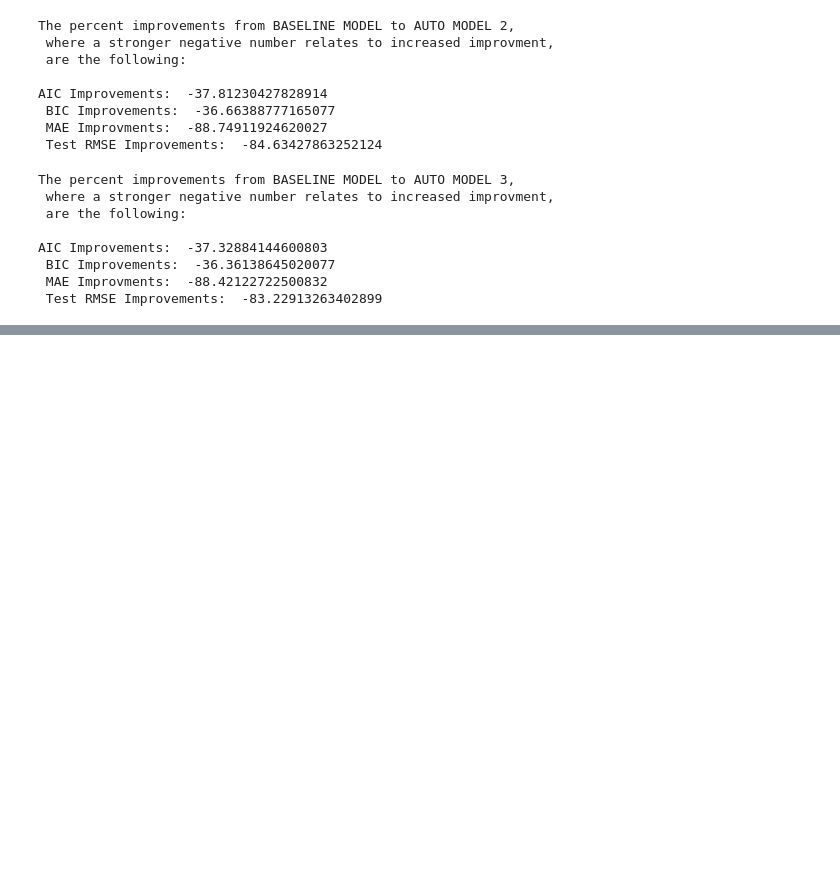
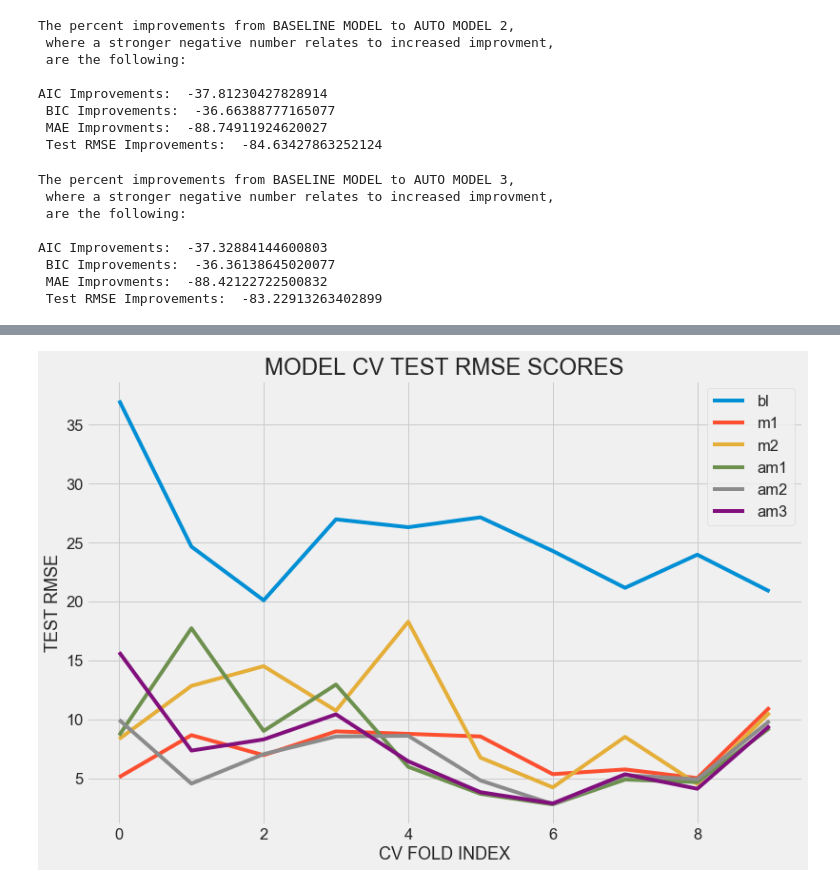
Before and after one commit to daveajstearns/mod5_project, a Jupyter notebook: updated_search_sarima.ipynb, the cells around one changed output, grey strips where cells are left out. Saved outputs shown, nothing was run; the diff lists cells and outputs as text; code cells hidden in the pictures; blank space fills up the shorter version.

```diff
--- a/updated_search_sarima.ipynb
+++ b/updated_search_sarima.ipynb
@@ -726,0 +1003,5 @@ AIC Improvements:  -37.32884144600803
+# %%
+plot_models('TEST RMSE', 'MODEL CV TEST RMSE SCORES',model_eval=[list for list in test_rmse.values()],
+            labels=list(test_rmse.keys()))
+# %% [output]
+[figure, added]
```
Also changed, not shown: parts of 14 cells of this notebook.
